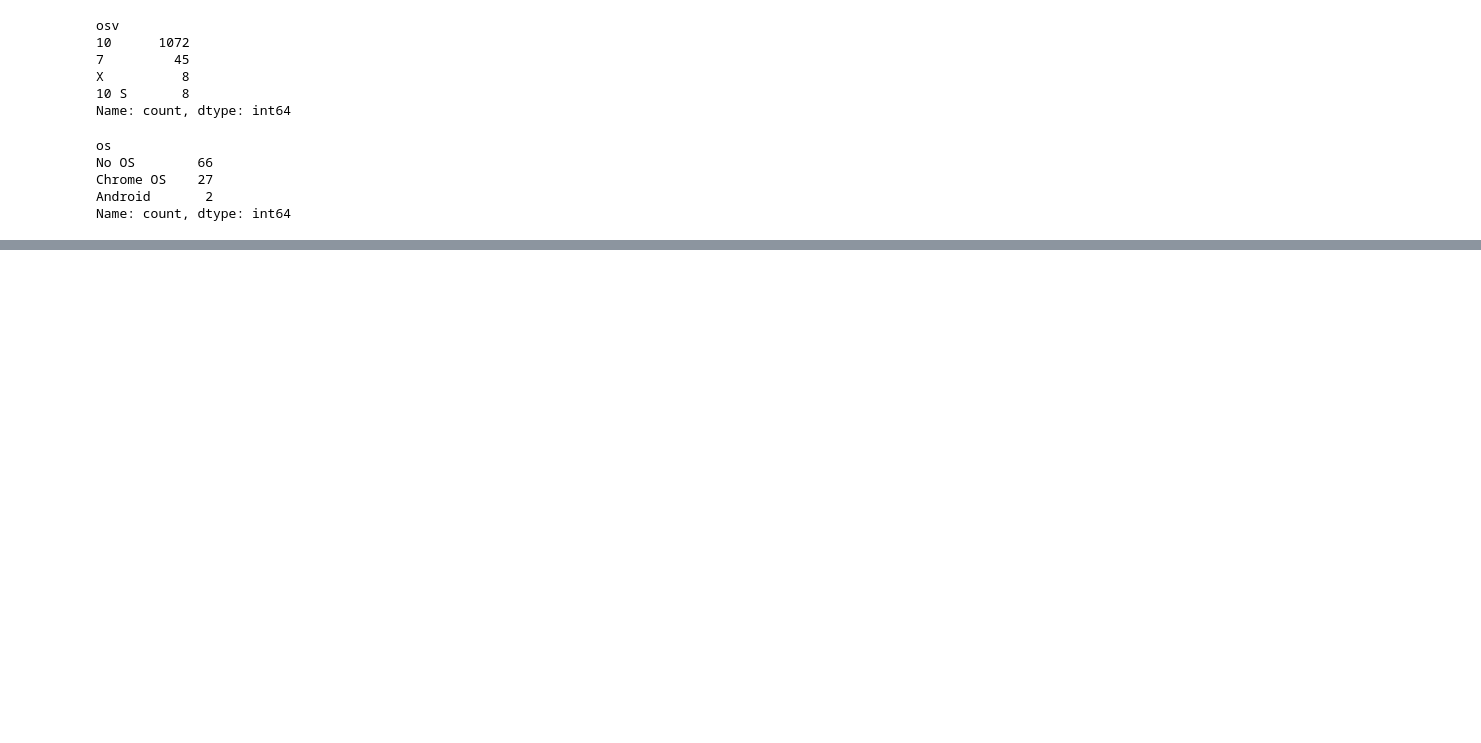
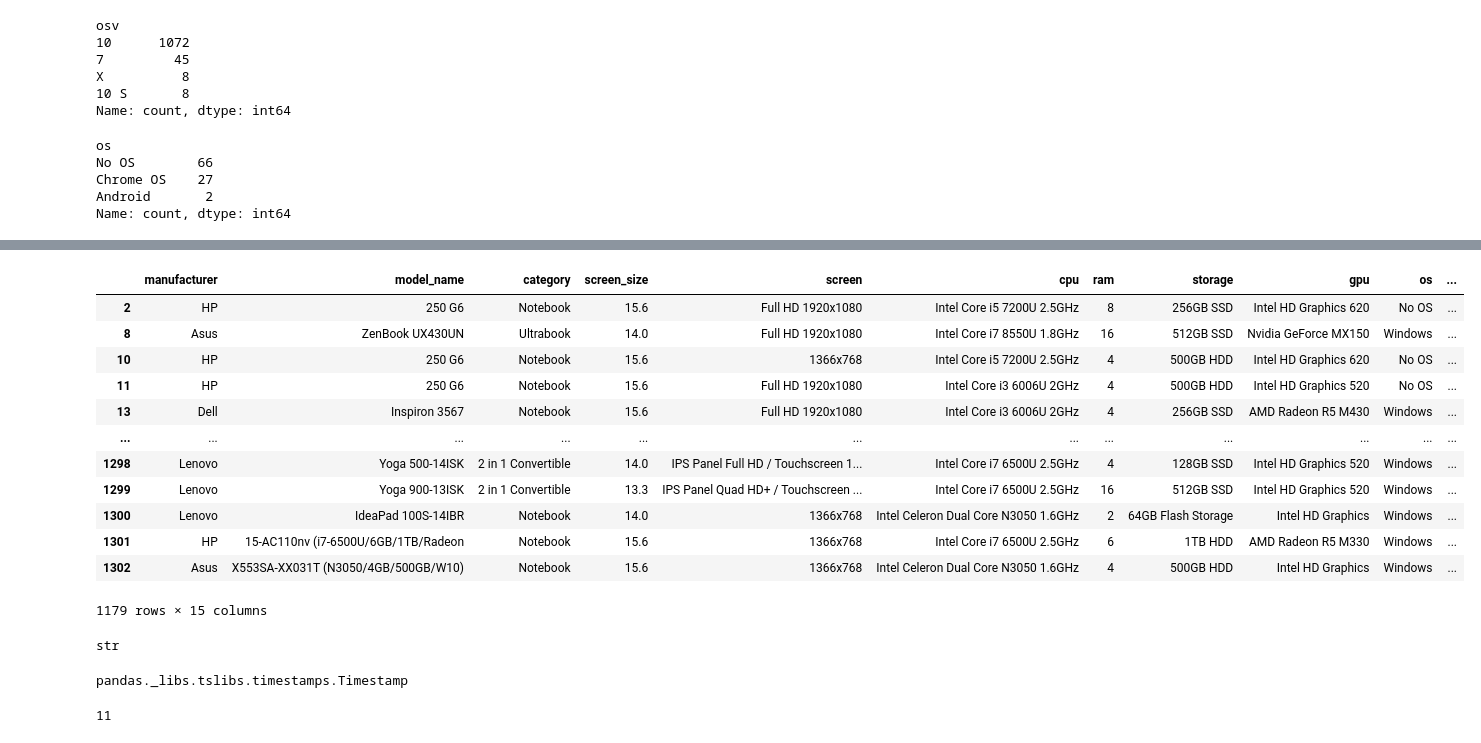
Before and after one commit to Aaditya-Singh0423/Machine-Learning, a Jupyter notebook: Pandas/Laptop_Project.ipynb, the cells around one changed output, grey strips where cells are left out. Cells and saved outputs as stored; diff of their text form; code cells hidden in the pictures; blank space fills up the shorter version.

```diff
--- a/Pandas/Laptop_Project.ipynb
+++ b/Pandas/Laptop_Project.ipynb
@@ -561,0 +820,16 @@ Name: count, dtype: int64
+# %%
+df[~df["manufacturer"].isin(["Apple","Acer"])]
+# %% [output]
+|  | manufacturer | model_name | category | screen_size | screen | cpu | ram | storage | gpu | os | ... |
+| 2 | HP | 250 G6 | Notebook | 15.6 | Full HD 1920x1080 | Intel Core i5 7200U 2.5GHz | 8 | 256GB SSD | Intel HD Graphics 620 | No OS | ... |
+| 8 | Asus | ZenBook UX430UN | Ultrabook | 14.0 | Full HD 1920x1080 | Intel Core i7 8550U 1.8GHz | 16 | 512GB SSD | Nvidia GeForce MX150 | Windows | ... |
+| 10 | HP | 250 G6 | Notebook | 15.6 | 1366x768 | Intel Core i5 7200U 2.5GHz | 4 | 500GB HDD | Intel HD Graphics 620 | No OS | ... |
+| 11 | HP | 250 G6 | Notebook | 15.6 | Full HD 1920x1080 | Intel Core i3 6006U 2GHz | 4 | 500GB HDD | Intel HD Graphics 520 | No OS | ... |
+| 13 | Dell | Inspiron 3567 | Notebook | 15.6 | Full HD 1920x1080 | Intel Core i3 6006U 2GHz | 4 | 256GB SSD | AMD Radeon R5 M430 | Windows | ... |
+| ... | ... | ... | ... | ... | ... | ... | ... | ... | ... | ... | ... |
+| 1298 | Lenovo | Yoga 500-14ISK | 2 in 1 Convertible | 14.0 | IPS Panel Full HD / Touchscreen 1... | Intel Core i7 6500U 2.5GHz | 4 | 128GB SSD | Intel HD Graphics 520 | Windows | ... |
+| 1299 | Lenovo | Yoga 900-13ISK | 2 in 1 Convertible | 13.3 | IPS Panel Quad HD+ / Touchscreen ... | Intel Core i7 6500U 2.5GHz | 16 | 512GB SSD | Intel HD Graphics 520 | Windows | ... |
+| 1300 | Lenovo | IdeaPad 100S-14IBR | Notebook | 14.0 | 1366x768 | Intel Celeron Dual Core N3050 1.6GHz | 2 | 64GB Flash Storage | Intel HD Graphics | Windows | ... |
+| 1301 | HP | 15-AC110nv (i7-6500U/6GB/1TB/Radeon | Notebook | 15.6 | 1366x768 | Intel Core i7 6500U 2.5GHz | 6 | 1TB HDD | AMD Radeon R5 M330 | Windows | ... |
+| 1302 | Asus | X553SA-XX031T (N3050/4GB/500GB/W10) | Notebook | 15.6 | 1366x768 | Intel Celeron Dual Core N3050 1.6GHz | 4 | 500GB HDD | Intel HD Graphics | Windows | ... |
+1179 rows × 15 columns
@@ -561,0 +838,4 @@ Name: count, dtype: int64
+# %%
+type(date)
+# %% [output]
+str
@@ -561,0 +844,8 @@ Name: count, dtype: int64
+# %%
+type(date)
+# %% [output]
+pandas._libs.tslibs.timestamps.Timestamp
+# %%
+date.month
+# %% [output]
+11
```
Also changed, not shown: parts of 22 cells of this notebook.
